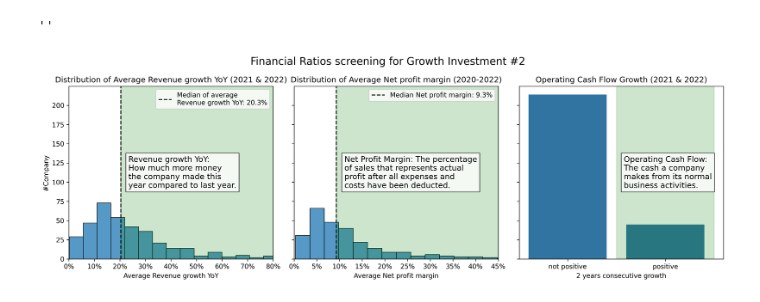
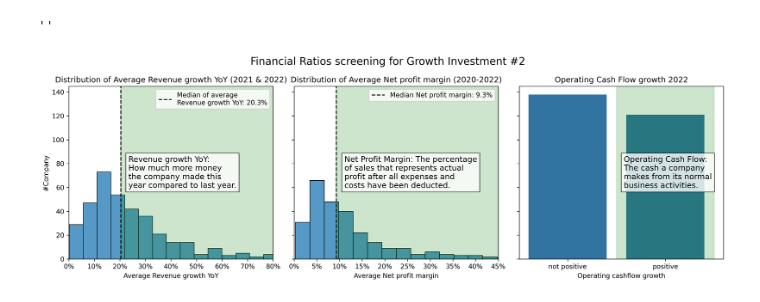
Before and after one commit to suparuek2405/Stock-screening-with-python, a Jupyter notebook: Group_assignment_Tacocat_set_yfinance.ipynb, the cells around one changed output. Saved outputs shown, nothing was run; the diff lists cells and outputs as text; code cells hidden in the pictures.

Commit message:
update visualize

```diff
--- a/Group_assignment_Tacocat_set_yfinance.ipynb
+++ b/Group_assignment_Tacocat_set_yfinance.ipynb
@@ -631,47 +618,50 @@ axes[1].legend()
 # Condition for operating cashflow
 oper = get_operating_cashflow_growth(2020,2022)
 oper.dropna(inplace=True) #drop na values
-oper['2 years consecutive growth'] = ((oper['2021-12-31'] > 0) & (oper['2022-12-31'] > 0)).apply(lambda x: 'positive' if x else 'not positive')
+###oper['2 years consecutive growth'] = ((oper['2021-12-31'] > 0) & (oper['2022-12-31'] > 0)).apply(lambda x: 'positive' if x else 'not positive')
+oper['2022 oper cashflow growth'] = ((oper['2022-12-31'] > 0)).apply(lambda x: 'positive' if x else 'not positive')
 oper = oper[oper['symbol'].isin(set(npm['symbol']))] #filter only symbol contains in npm table
 
 # Plot operating cashflow distribution on the third subplot
-sns.countplot(x='2 years consecutive growth', data=oper, ax=axes[2], order=['not positive', 'positive'])
+###sns.countplot(x='2 years consecutive growth', data=oper, ax=axes[2], order=['not positive', 'positive'])
+sns.countplot(x='2022 oper cashflow growth', data=oper, ax=axes[2], order=['not positive', 'positive'])
 axes[2].set_title('Distribution of Operating Cash Flow Growth')
-axes[2].set_xlabel('2 years consecutive growth')
+axes[2].set_xlabel('Operating cashflow growth')
 axes[2].set_ylabel('#Company')
-axes[2].set_title('Operating Cash Flow Growth (2021 & 2022)')
+###axes[2].set_title('Operating Cash Flow Growth (2021 & 2022)')
+axes[2].set_title('Operating Cash Flow growth 2022')
 
 #add highlight and textbox
 y_min, y_max = axes[0].get_ylim()
 
 axes[0].set_ylim(0, y_max)
 axes[0].fill_betweenx(y=[y_min, y_max], x1=median_gth, x2=axes[0].get_xlim()[1], color='green', alpha=0.2)
 axes[0].text(median_gth + (axes[0].get_xlim()[1] - median_gth) * 0.05, (y_min+y_max)/2,
              'Revenue growth YoY:\nHow much more money\nthe company made this\nyear compared to last year.',
              color='black', fontsize=12, bbox=dict(facecolor='white', alpha=0.8),
              ha='left', va='center')
 
 axes[1].set_ylim(0, y_max)
 axes[1].fill_betweenx(y=[y_min, y_max], x1=median_npm, x2=axes[1].get_xlim()[1], color='green', alpha=0.2)
 axes[1].text(median_npm + (axes[1].get_xlim()[1] - median_npm) * 0.05, (y_min+y_max)/2,
              'Net Profit Margin: The percentage\nof sales that represents actual \nprofit after all expenses and\ncosts have been deducted.',
              color='black', fontsize=12, bbox=dict(facecolor='white', alpha=0.8),
              ha='left', va='center')
 
 # Highlight the area for the positive category
 x_pos = axes[2].get_xticks()
 axes[2].axvspan(x_pos[1] - 0.5, x_pos[1] + 0.5, color='green', alpha=0.2)
 axes[2].text(0.5 + (axes[2].get_xlim()[1] - median_npm) * 0.05, (y_min+y_max)/2,
              'Operating Cash Flow:\nThe cash a company\nmakes from its normal\nbusiness activities.',
              color='black', fontsize=12, bbox=dict(facecolor='white', alpha=0.8),
              ha='left', va='center')
 
 # Adjust the layout and display the plot
 plt.suptitle('Financial Ratios screening for Growth Investment #2', fontsize=16)
 plt.tight_layout()
 plt.show()
 # %% [output]
-[figure, old version]
+[figure, new version]
 # %%
 a = roe[['symbol', 'avg_roe_3year']].copy()
 b = roa[['symbol','avg_roa_3year']].copy()
```
Also changed, not shown: parts of 15 cells of this notebook.
